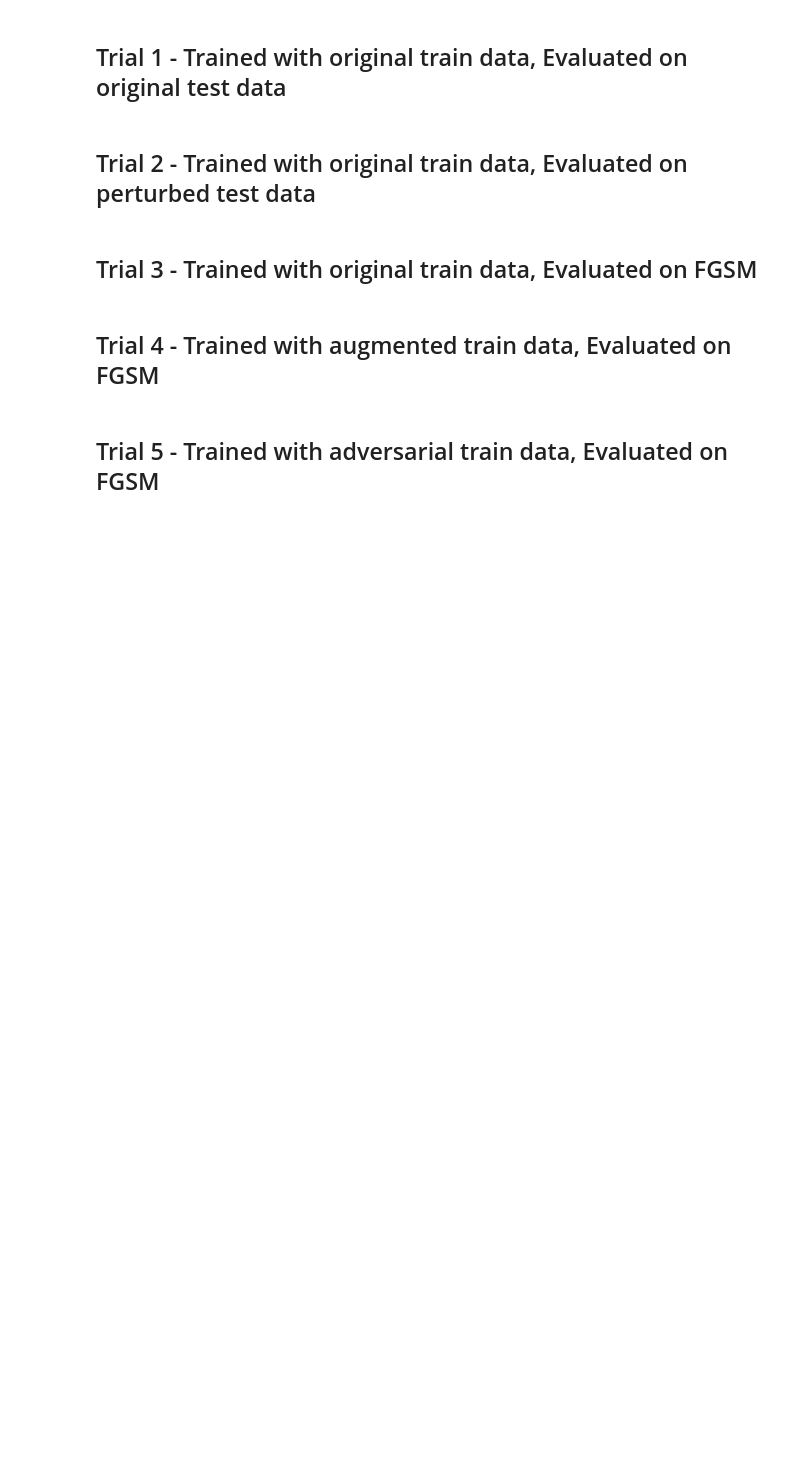
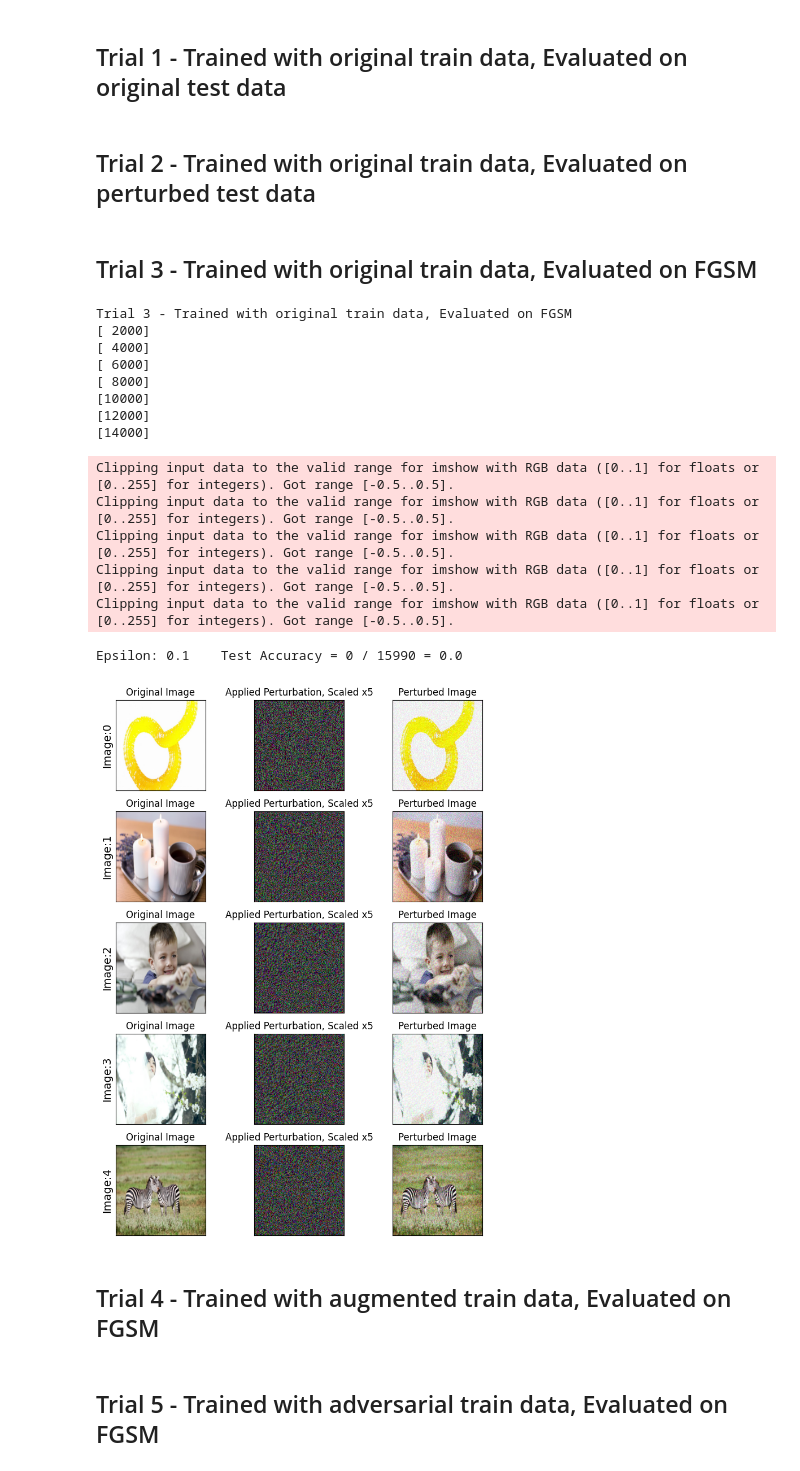
Before and after one commit to HaoleHawaiian/real_or_rendered, a Jupyter notebook: main.ipynb, the cells around one changed output. Saved outputs shown, nothing was run; the diff lists cells and outputs as text; code cells hidden in the pictures; blank space fills up the shorter version.

Commit message:
fixed adversarial image code

```diff
--- a/main.ipynb
+++ b/main.ipynb
@@ -186,12 +194,28 @@ for attack_style in ['SaltAndPepper', 'Posterize', 'GaussNoise', 'RandomShadow']
 # %%
 print('Trial 3 - Trained with original train data, Evaluated on FGSM')
 for fgsm_epsilon in [0.1]:
     fgsm_train_loader, fgsm_test_loader = data_loader.data_to_train_test_dataloaders(csv_path=csv_path,
                                                                                            image_folder=image_folder,
                                                                                            image_size=(224, 224),
                                                                                            split_ratio=train_test_split_ratio,
                                                                                            train_batch_size=1,
                                                                                            test_batch_size=1)
 
     attacker = FGSMAttacker(project_model.model, device)
-    acc, orig_images, adv_examples, perturbations, perturbations2 = attacker.attack(fgsm_test_loader, fgsm_epsilon)
+    trial3_acc, trial3_adv_examples = attacker.attack(fgsm_test_loader, fgsm_epsilon)
+# %% [output]
+Trial 3 - Trained with original train data, Evaluated on FGSM
+[ 2000]
+[ 4000]
+[ 6000]
+[ 8000]
+[10000]
+[12000]
+[14000]
+Clipping input data to the valid range for imshow with RGB data ([0..1] for floats or [0..255] for integers). Got range [-0.5..0.5].
+Clipping input data to the valid range for imshow with RGB data ([0..1] for floats or [0..255] for integers). Got range [-0.5..0.5].
+Clipping input data to the valid range for imshow with RGB data ([0..1] for floats or [0..255] for integers). Got range [-0.5..0.5].
+Clipping input data to the valid range for imshow with RGB data ([0..1] for floats or [0..255] for integers). Got range [-0.5..0.5].
+Clipping input data to the valid range for imshow with RGB data ([0..1] for floats or [0..255] for integers). Got range [-0.5..0.5].
+Epsilon: 0.1    Test Accuracy = 0 / 15990 = 0.0
+[figure, added]
```
Also changed, not shown: parts of 5 cells of this notebook, 1 other file.
